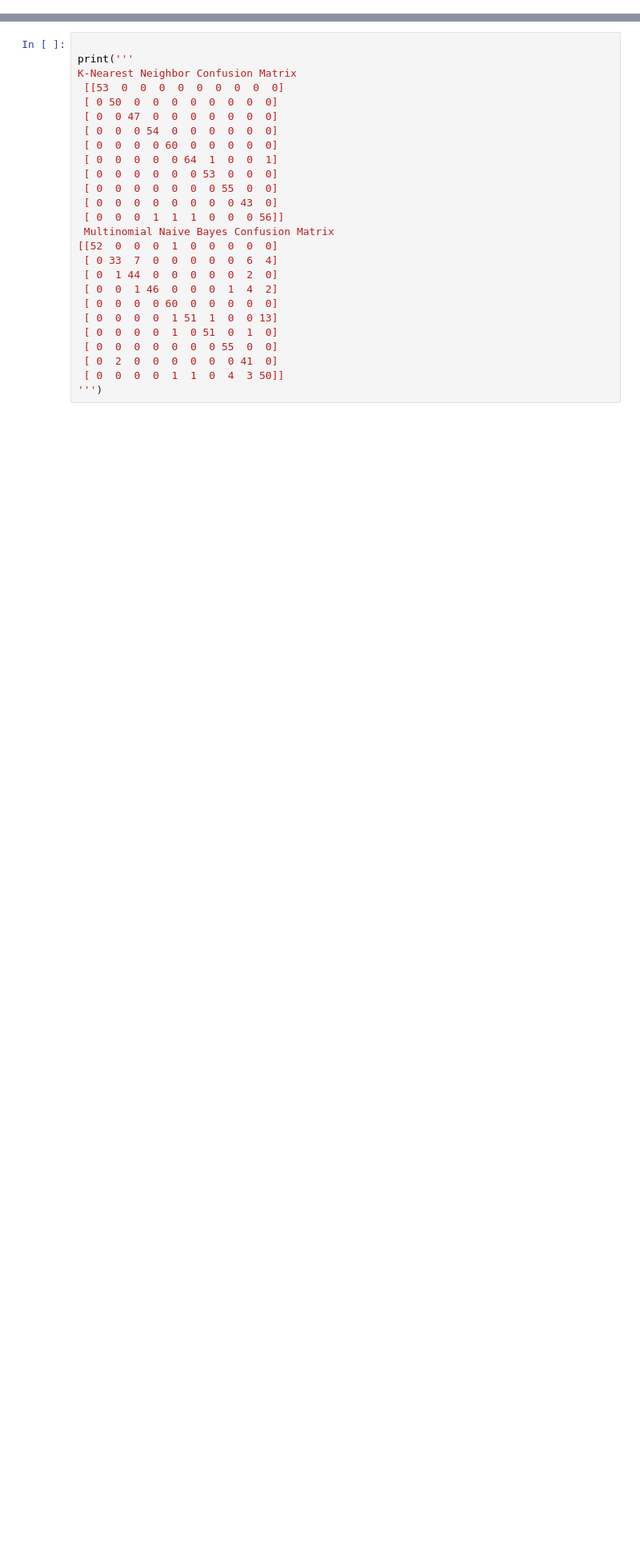
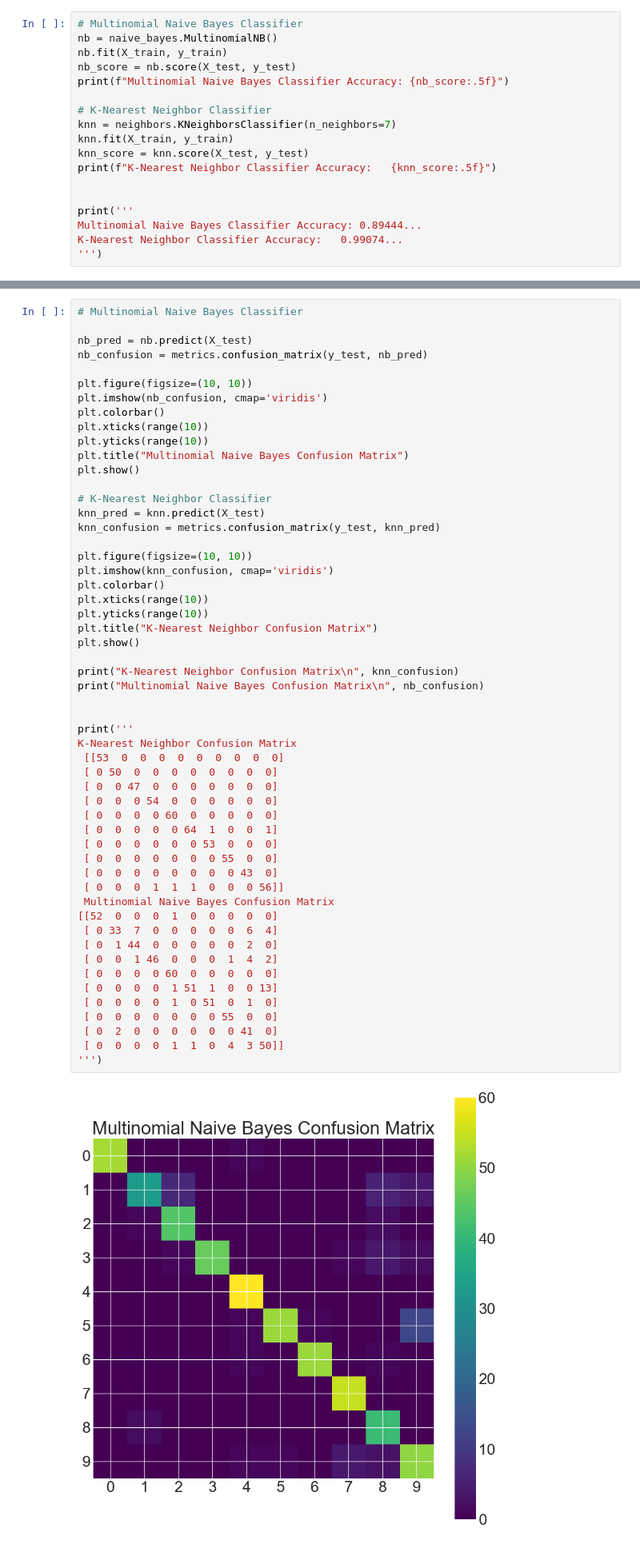
Before and after one commit to schiffinor/dataVisualization, a Jupyter notebook: Project6/Lab06b/Lab06b.ipynb, the cells around one changed output, grey strips where cells are left out. Shown: that part at 80% size. Saved outputs shown, nothing was run; the diff lists cells and outputs as text; blank space fills up the shorter version.

```diff
--- a/Project6/Lab06b/Lab06b.ipynb
+++ b/Project6/Lab06b/Lab06b.ipynb
@@ -62,0 +70,18 @@ K-Nearest Neighbor Classifier Accuracy:   0.99074...
+# %%
+# Multinomial Naive Bayes Classifier
+nb = naive_bayes.MultinomialNB()
+nb.fit(X_train, y_train)
+nb_score = nb.score(X_test, y_test)
+print(f"Multinomial Naive Bayes Classifier Accuracy: {nb_score:.5f}")
+
+# K-Nearest Neighbor Classifier
+knn = neighbors.KNeighborsClassifier(n_neighbors=7)
+knn.fit(X_train, y_train)
+knn_score = knn.score(X_test, y_test)
+print(f"K-Nearest Neighbor Classifier Accuracy:   {knn_score:.5f}")
+
+
+print('''
+Multinomial Naive Bayes Classifier Accuracy: 0.89444...
+K-Nearest Neighbor Classifier Accuracy:   0.99074...
+''')
@@ -74,28 +105,58 @@ K-Nearest Neighbor Classifier Accuracy:   0.99074...
     5. Remember to call `plt.show()` at the end, or other plots later might not work.
     6. Give your plots meaningful titles.
 # %%
+# Multinomial Naive Bayes Classifier
+
+nb_pred = nb.predict(X_test)
+nb_confusion = metrics.confusion_matrix(y_test, nb_pred)
+
+plt.figure(figsize=(10, 10))
+plt.imshow(nb_confusion, cmap='viridis')
+plt.colorbar()
+plt.xticks(range(10))
+plt.yticks(range(10))
+plt.title("Multinomial Naive Bayes Confusion Matrix")
+plt.show()
+
+# K-Nearest Neighbor Classifier
+knn_pred = knn.predict(X_test)
+knn_confusion = metrics.confusion_matrix(y_test, knn_pred)
+
+plt.figure(figsize=(10, 10))
+plt.imshow(knn_confusion, cmap='viridis')
+plt.colorbar()
+plt.xticks(range(10))
+plt.yticks(range(10))
+plt.title("K-Nearest Neighbor Confusion Matrix")
+plt.show()
+
+print("K-Nearest Neighbor Confusion Matrix\n", knn_confusion)
+print("Multinomial Naive Bayes Confusion Matrix\n", nb_confusion)
+
 
 print('''
 K-Nearest Neighbor Confusion Matrix
  [[53  0  0  0  0  0  0  0  0  0]
  [ 0 50  0  0  0  0  0  0  0  0]
  [ 0  0 47  0  0  0  0  0  0  0]
  [ 0  0  0 54  0  0  0  0  0  0]
  [ 0  0  0  0 60  0  0  0  0  0]
  [ 0  0  0  0  0 64  1  0  0  1]
  [ 0  0  0  0  0  0 53  0  0  0]
  [ 0  0  0  0  0  0  0 55  0  0]
  [ 0  0  0  0  0  0  0  0 43  0]
  [ 0  0  0  1  1  1  0  0  0 56]]
  Multinomial Naive Bayes Confusion Matrix
 [[52  0  0  0  1  0  0  0  0  0]
  [ 0 33  7  0  0  0  0  0  6  4]
  [ 0  1 44  0  0  0  0  0  2  0]
  [ 0  0  1 46  0  0  0  1  4  2]
  [ 0  0  0  0 60  0  0  0  0  0]
  [ 0  0  0  0  1 51  1  0  0 13]
  [ 0  0  0  0  1  0 51  0  1  0]
  [ 0  0  0  0  0  0  0 55  0  0]
  [ 0  2  0  0  0  0  0  0 41  0]
  [ 0  0  0  0  1  1  0  4  3 50]]
 ''')
+# %% [output]
+[figure, added]
```
Also changed, not shown: parts of 9 cells of this notebook, 25 other files.
